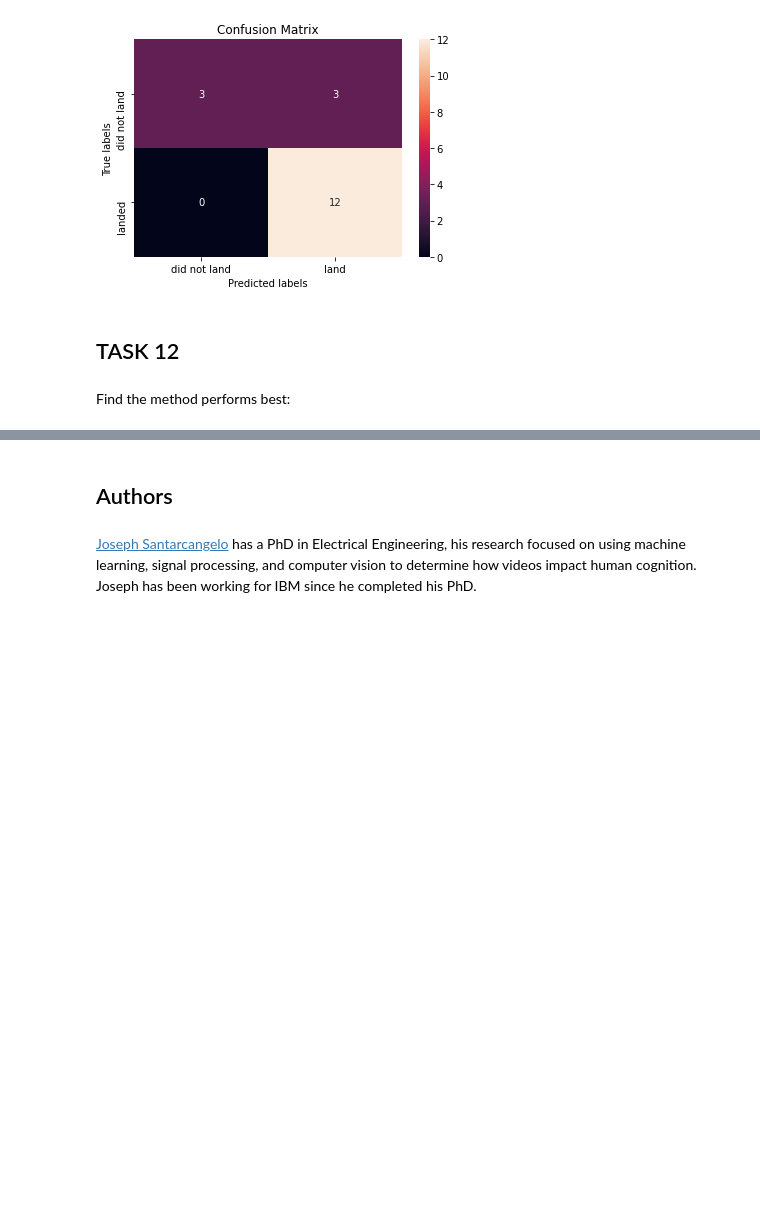
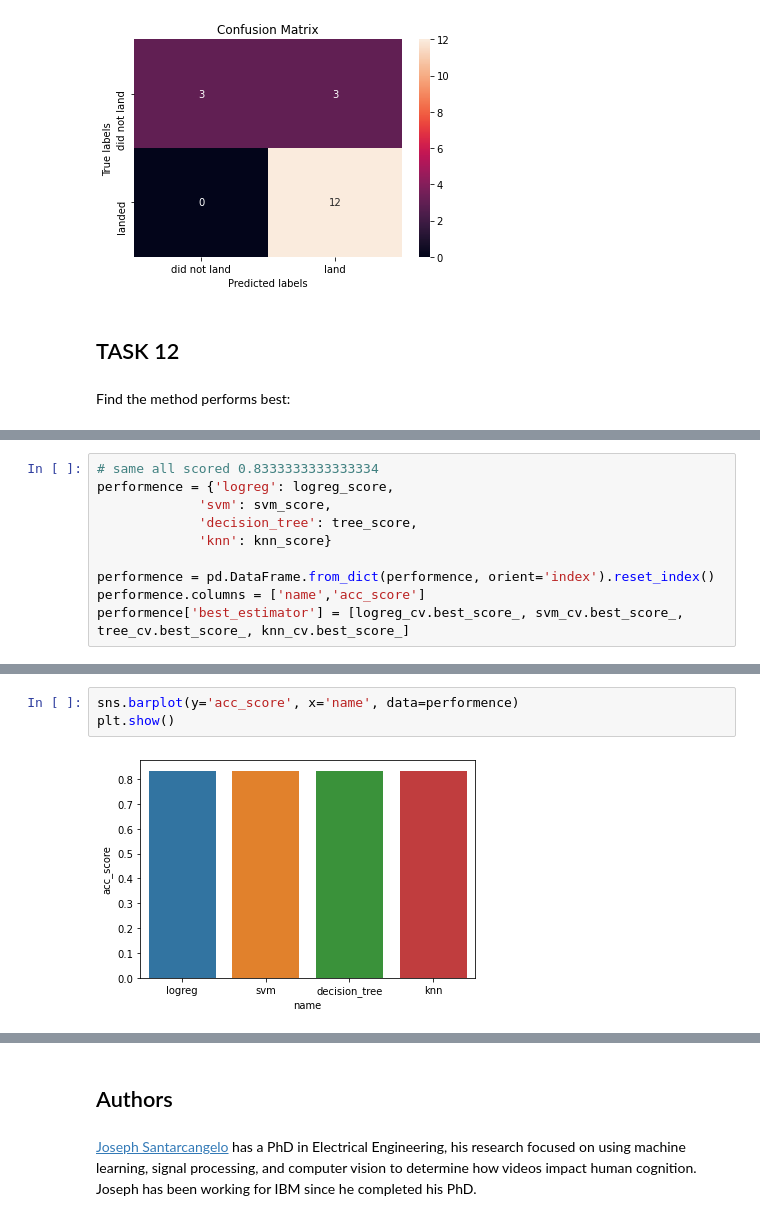
Before and after one commit to xiaotied/ds_learn_project, a Jupyter notebook: W4 - Machine Learning Prediction.ipynb, the cells around one changed output, grey strips where cells are left out. Drawn from its saved outputs; the diff is of its cells as text; blank space fills up the shorter version.

```diff
--- a/W4 - Machine Learning Prediction.ipynb
+++ b/W4 - Machine Learning Prediction.ipynb
@@ -360,0 +352,10 @@ knn_score)
+# %%
+# same all scored 0.8333333333333334
+performence = {'logreg': logreg_score,
+             'svm': svm_score,
+             'decision_tree': tree_score,
+             'knn': knn_score}
+
+performence = pd.DataFrame.from_dict(performence, orient='index').reset_index()
+performence.columns = ['name','acc_score']
+performence['best_estimator'] = [logreg_cv.best_score_, svm_cv.best_score_, tree_cv.best_score_, knn_cv.best_score_]
@@ -360,0 +370,5 @@ knn_score)
+# %%
+sns.barplot(y='acc_score', x='name', data=performence)
+plt.show()
+# %% [output]
+[figure, added]
```
Also changed, not shown: parts of 8 cells of this notebook.
